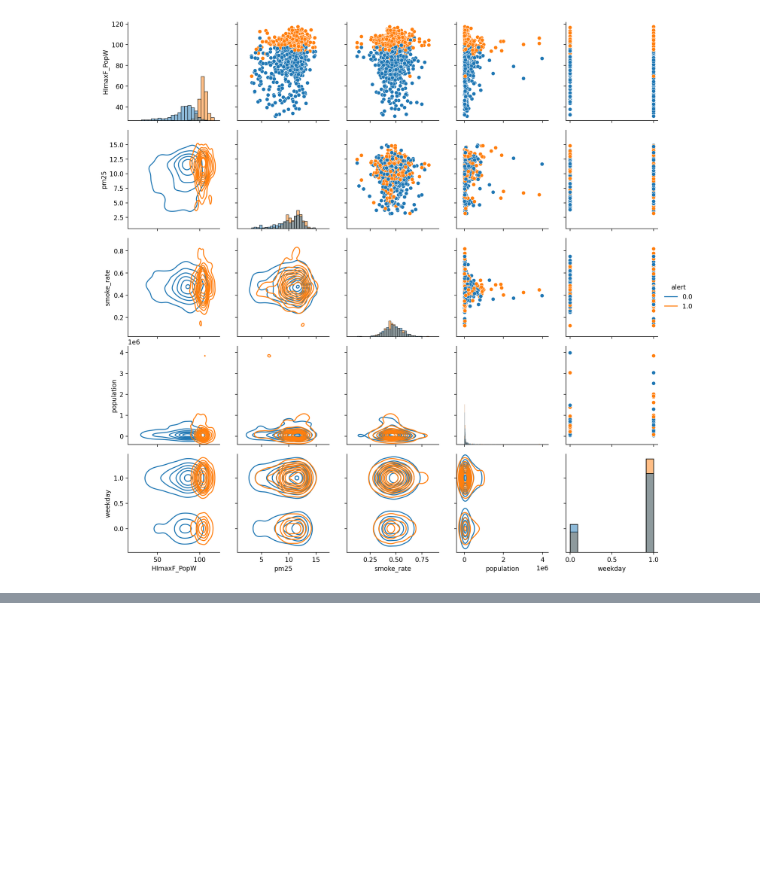
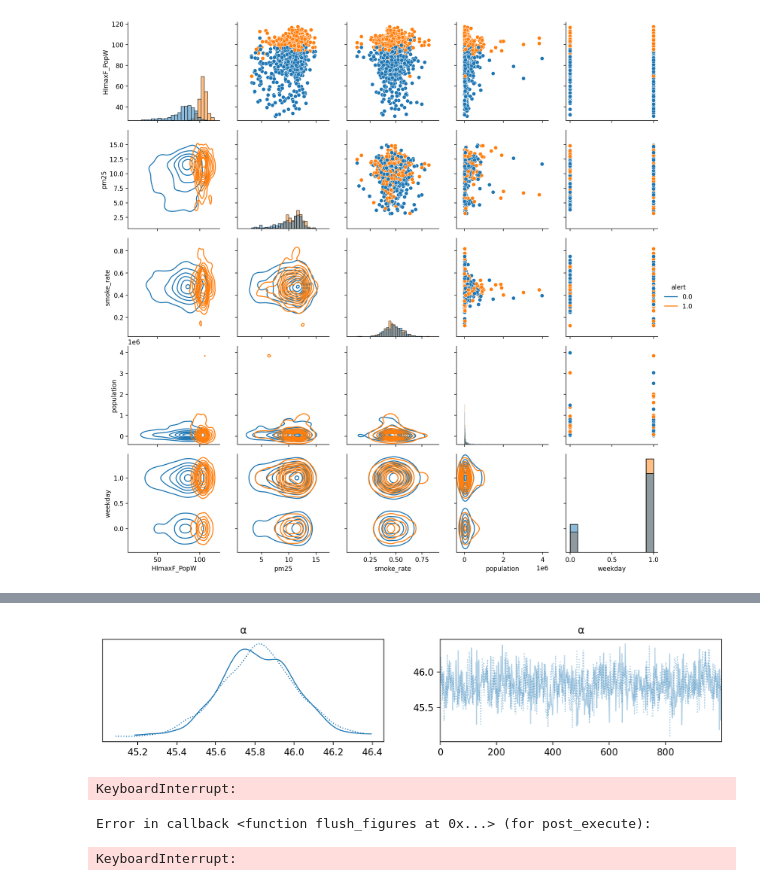
Before and after one commit to Lyric98/probML6701, a Jupyter notebook: hw3/hw3.ipynb, the cells around one changed output, grey strips where cells are left out. Saved outputs shown, nothing was run; the diff lists cells and outputs as text; code cells hidden in the pictures; blank space fills up the shorter version.

```diff
--- a/hw3/hw3.ipynb
+++ b/hw3/hw3.ipynb
@@ -364,0 +164,10 @@ _ = axes[1].legend([1e-2, 1e-3, 1e-4, 1e-5])
+# %%
+az.plot_trace(idata_bikes, var_names=["α"], kind='trace');
+# %% [output]
+[figure, added]
+# %%
+az.plot_trace(idata_bikes, var_names=["μ"], kind='trace');
+# %% [output]
+KeyboardInterrupt:
+Error in callback <function flush_figures at 0x...> (for post_execute):
+KeyboardInterrupt:
```
Also changed, not shown: parts of 13 cells of this notebook, 6 other files.
